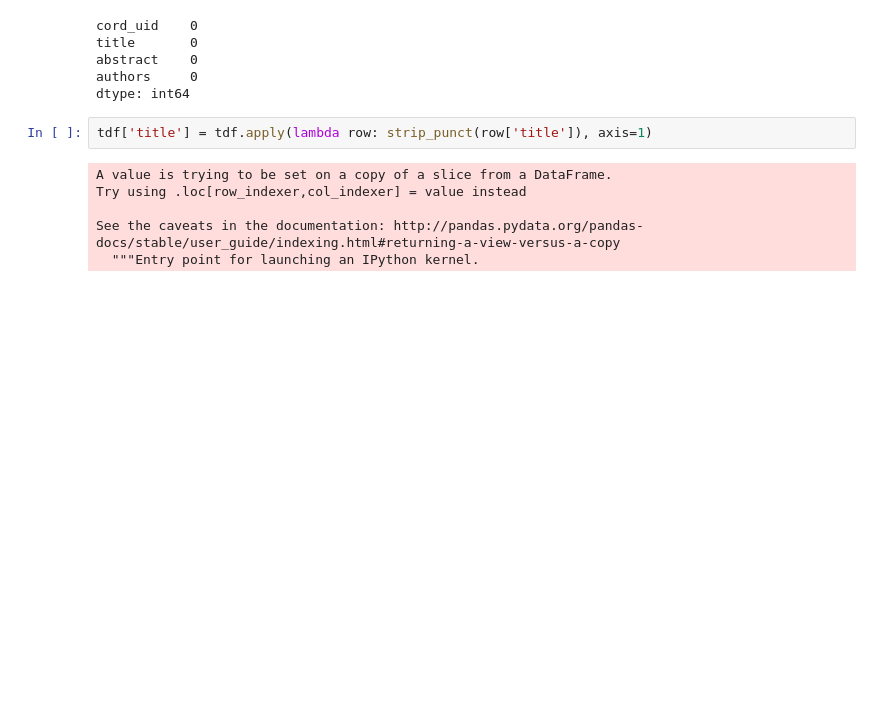
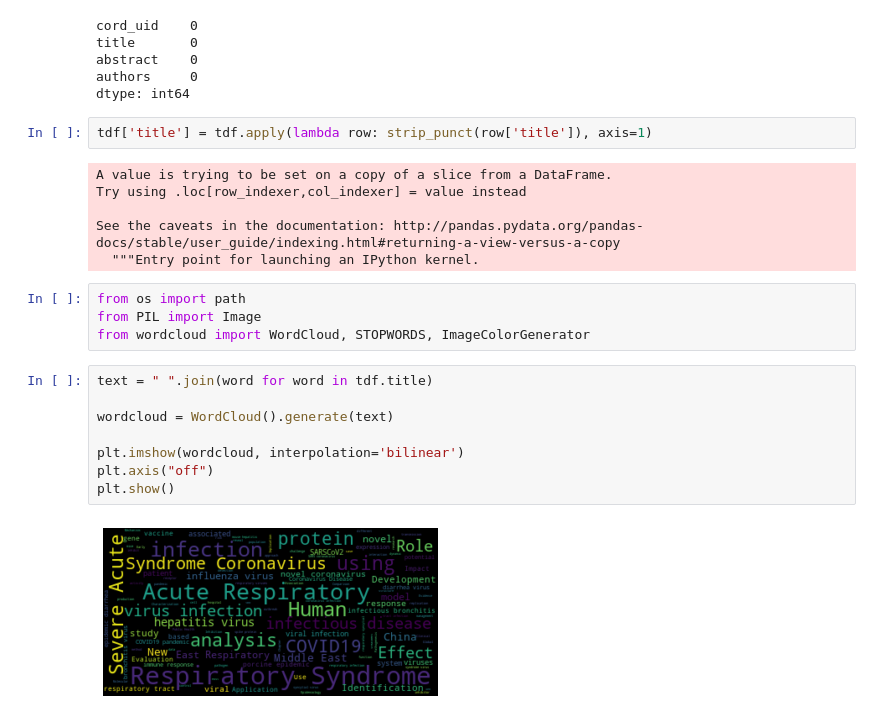
Before and after one commit to agorina91/covid19_nlp, a Jupyter notebook: Covid_nlp_allcode.ipynb, the cells around one changed output. Saved outputs shown, nothing was run; the diff lists cells and outputs as text; blank space fills up the shorter version.

Commit message:
Wordcloud and updated notebook

```diff
--- a/Covid_nlp_allcode.ipynb
+++ b/Covid_nlp_allcode.ipynb
@@ -65,3 +65,17 @@ Try using .loc[row_indexer,col_indexer] = value instead
 
 See the caveats in the documentation: http://pandas.pydata.org/pandas-docs/stable/user_guide/indexing.html#returning-a-view-versus-a-copy
   """Entry point for launching an IPython kernel.
+# %%
+from os import path
+from PIL import Image
+from wordcloud import WordCloud, STOPWORDS, ImageColorGenerator
+# %%
+text = " ".join(word for word in tdf.title)
+
+wordcloud = WordCloud().generate(text)
+
+plt.imshow(wordcloud, interpolation='bilinear')
+plt.axis("off")
+plt.show()
+# %% [output]
+[figure, added]
```
Also changed, not shown: 2 other files.
